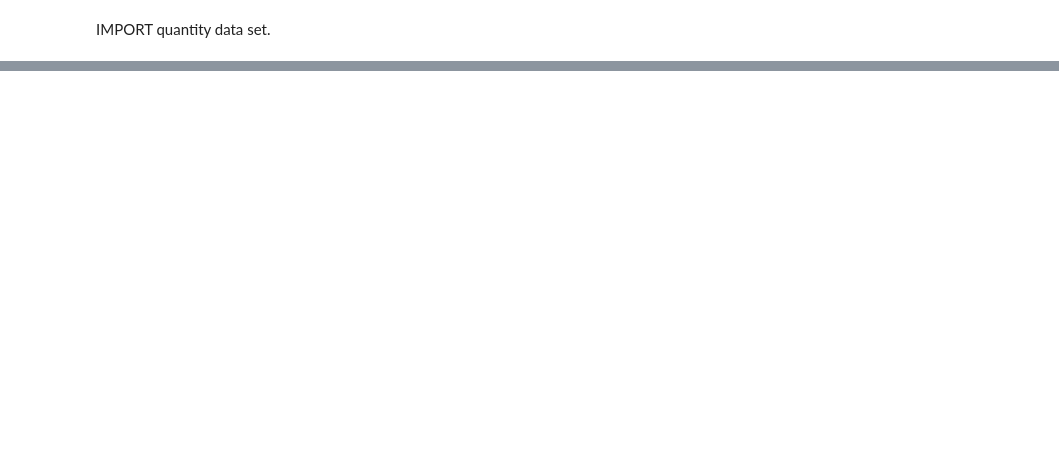
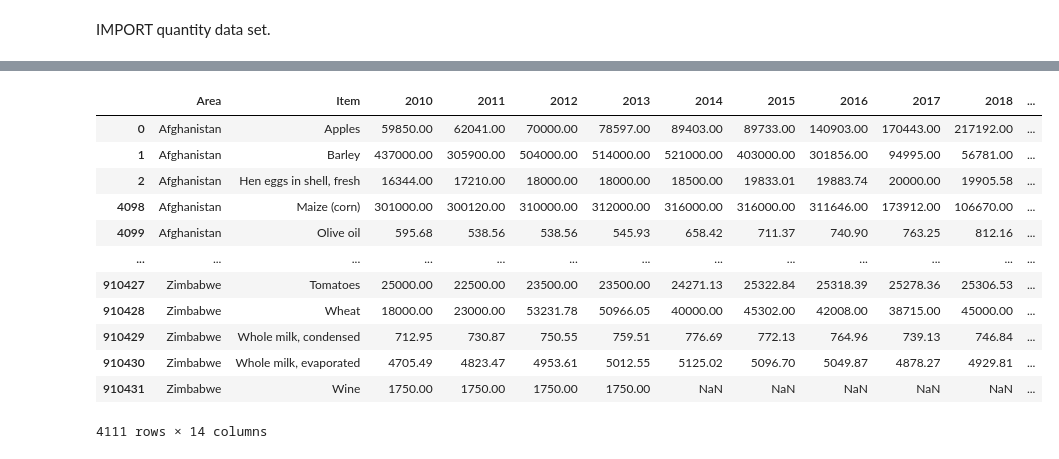
Before and after one commit to imalanz/Food_Emissions, a Jupyter notebook: data/analysis.ipynb, the cells around one changed output, grey strips where cells are left out. Drawn from its saved outputs; the diff is of its cells as text; code cells hidden in the pictures; blank space fills up the shorter version.

```diff
--- a/data/analysis.ipynb
+++ b/data/analysis.ipynb
@@ -346,0 +188,25 @@ dict = pd.DataFrame(dict)
+# %%
+production = pd.DataFrame.merge(production, df2018, how="left")
+# %%
+production = pd.DataFrame.merge(production, df2019, how="left")
+# %%
+production = pd.DataFrame.merge(production, df2020, how="left")
+# %%
+production = pd.DataFrame.merge(production, df2021, how="left")
+# %%
+# Drop duplicates from item and area columns.
+production.drop_duplicates(subset=["Item", "Area"])
+# %% [output]
+|  | Area | Item | 2010 | 2011 | 2012 | 2013 | 2014 | 2015 | 2016 | 2017 | 2018 | ... |
+| 0 | Afghanistan | Apples | 59850.00 | 62041.00 | 70000.00 | 78597.00 | 89403.00 | 89733.00 | 140903.00 | 170443.00 | 217192.00 | ... |
+| 1 | Afghanistan | Barley | 437000.00 | 305900.00 | 504000.00 | 514000.00 | 521000.00 | 403000.00 | 301856.00 | 94995.00 | 56781.00 | ... |
+| 2 | Afghanistan | Hen eggs in shell, fresh | 16344.00 | 17210.00 | 18000.00 | 18000.00 | 18500.00 | 19833.01 | 19883.74 | 20000.00 | 19905.58 | ... |
+| 4098 | Afghanistan | Maize (corn) | 301000.00 | 300120.00 | 310000.00 | 312000.00 | 316000.00 | 316000.00 | 311646.00 | 173912.00 | 106670.00 | ... |
+| 4099 | Afghanistan | Olive oil | 595.68 | 538.56 | 538.56 | 545.93 | 658.42 | 711.37 | 740.90 | 763.25 | 812.16 | ... |
+| ... | ... | ... | ... | ... | ... | ... | ... | ... | ... | ... | ... | ... |
+| 910427 | Zimbabwe | Tomatoes | 25000.00 | 22500.00 | 23500.00 | 23500.00 | 24271.13 | 25322.84 | 25318.39 | 25278.36 | 25306.53 | ... |
+| 910428 | Zimbabwe | Wheat | 18000.00 | 23000.00 | 53231.78 | 50966.05 | 40000.00 | 45302.00 | 42008.00 | 38715.00 | 45000.00 | ... |
+| 910429 | Zimbabwe | Whole milk, condensed | 712.95 | 730.87 | 750.55 | 759.51 | 776.69 | 772.13 | 764.96 | 739.13 | 746.84 | ... |
+| 910430 | Zimbabwe | Whole milk, evaporated | 4705.49 | 4823.47 | 4953.61 | 5012.55 | 5125.02 | 5096.70 | 5049.87 | 4878.27 | 4929.81 | ... |
+| 910431 | Zimbabwe | Wine | 1750.00 | 1750.00 | 1750.00 | 1750.00 | NaN | NaN | NaN | NaN | NaN | ... |
+4111 rows × 14 columns
```
Also changed, not shown: parts of 51 cells of this notebook.
